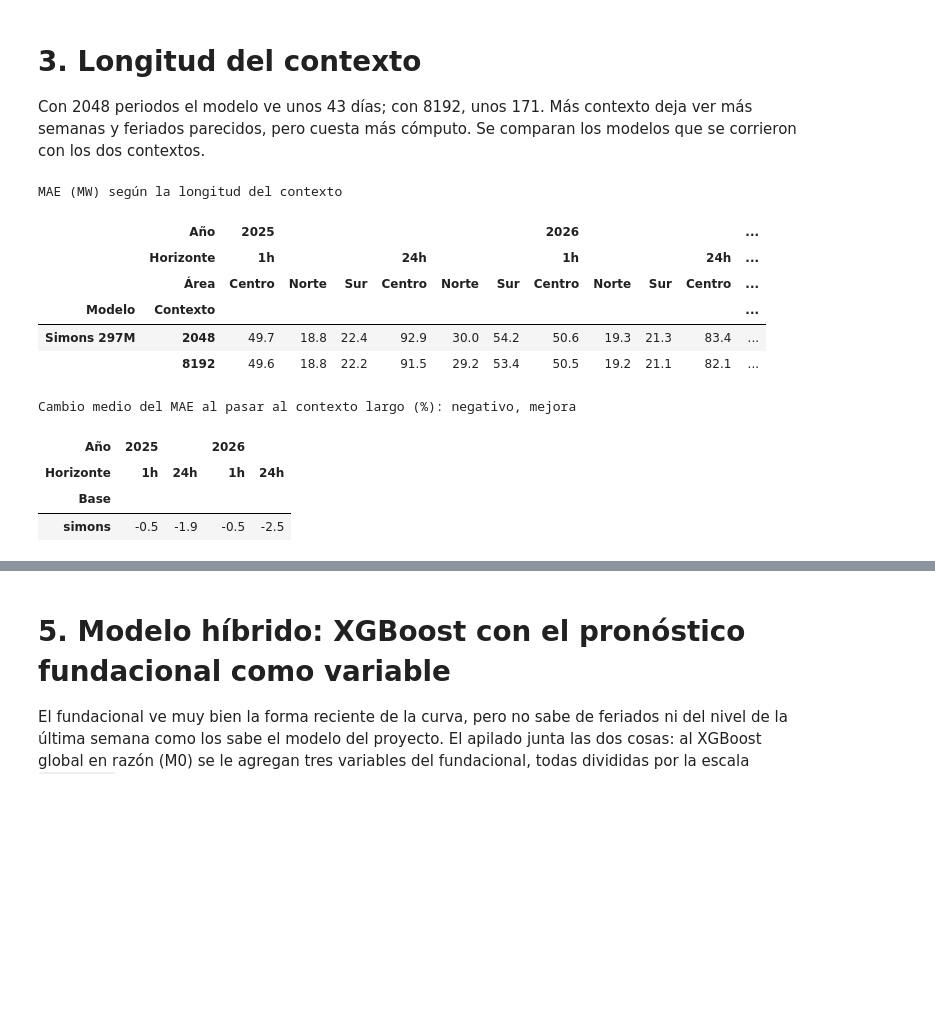
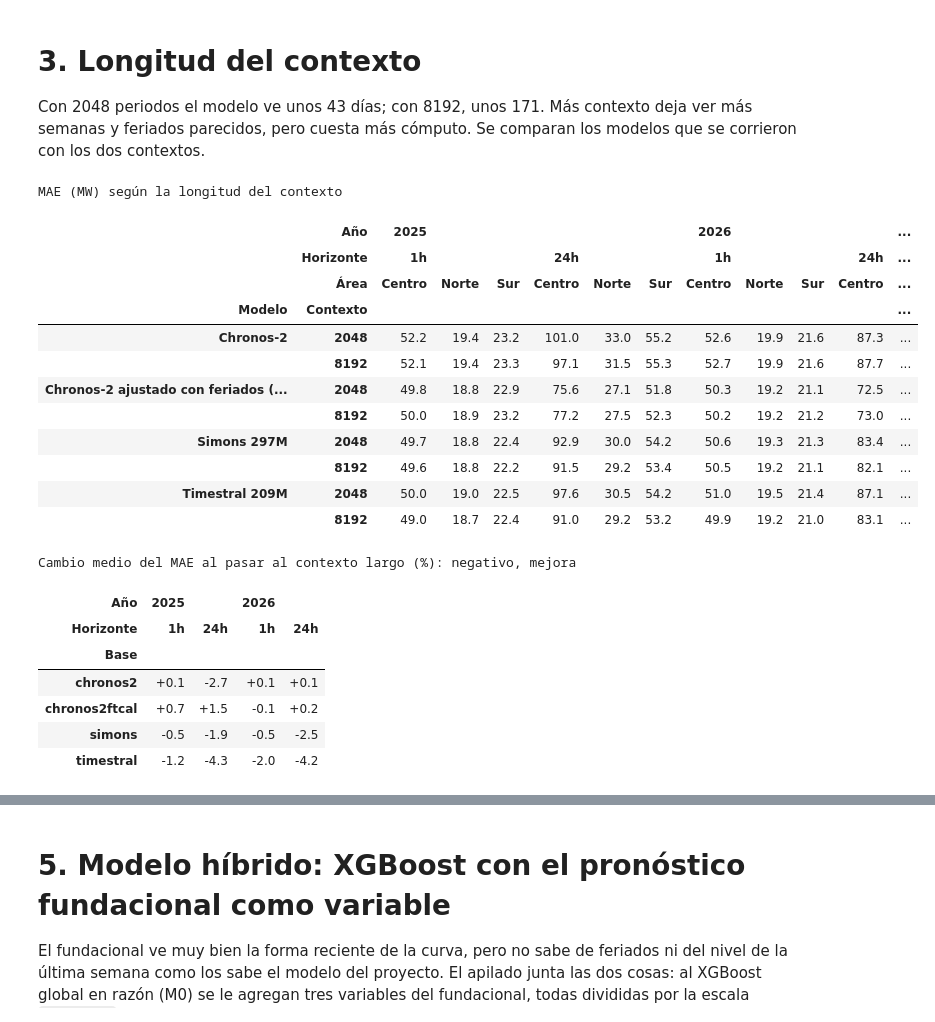
Before and after one commit to R0SEWT/tetouan-power-forecast, a Jupyter notebook: notebooks/04_sein_modelos_fundacionales.ipynb, the cells around one changed output, grey strips where cells are left out. Drawn from its saved outputs; the diff is of its cells as text; code cells hidden in the pictures; blank space fills up the shorter version.

```diff
--- a/notebooks/04_sein_modelos_fundacionales.ipynb
+++ b/notebooks/04_sein_modelos_fundacionales.ipynb
@@ -99,6 +100,9 @@ CATALOGO = {
     "chronos2ft_b": ("Chronos-2 ajustado (tasa 1e-5, 5000 pasos)", "ajuste fino", "Apache-2.0"),
     "chronos2ft_c": ("Chronos-2 ajustado (tasa 1e-6, 4000 pasos)", "ajuste fino", "Apache-2.0"),
     "chronos2ftcal": ("Chronos-2 ajustado con feriados (tasa 1e-6, 3000 pasos)", "ajuste fino", "Apache-2.0"),
+    "chronos2ftcal2": ("Chronos-2 ajustado con calendario ampliado (tasa 1e-6, 3000 pasos)", "ajuste fino", "Apache-2.0"),
+    "chronos2ftcal_s2": ("Chronos-2 ajustado con feriados, semilla 2", "robustez", "Apache-2.0"),
+    "chronos2ftcal_s3": ("Chronos-2 ajustado con feriados, semilla 3", "robustez", "Apache-2.0"),
     "xgb_base_todo": ("XGBoost global (todas las filas)", "apilado", "—"),
     "xgb_base": ("XGBoost global", "apilado", "—"),
     "xgb_chronos2": ("XGBoost + Chronos-2", "apilado", "Apache-2.0"),
@@ -263,35 +267,44 @@ MAE (MW) de los modelos zero-shot, contexto de 2048 periodos
 Con 2048 periodos el modelo ve unos 43 días; con 8192, unos 171. Más contexto deja ver más semanas y feriados
 parecidos, pero cuesta más cómputo. Se comparan los modelos que se corrieron con los dos contextos.
 # %%
-zs = comparacion[comparacion["Tipo"] == "zero-shot"].copy()
+zs = comparacion[comparacion["Tipo"].isin(["zero-shot", "ajuste fino"])].copy()
 zs["Base"] = zs["Archivo"].map(lambda n: separar_nombre(n)[0])
 zs["Contexto"] = zs["Archivo"].map(lambda n: separar_nombre(n)[1])
 con_varios = zs.groupby("Base")["Contexto"].nunique()
 con_varios = list(con_varios[con_varios > 1].index)
 if con_varios:
     d = zs[zs["Base"].isin(con_varios)]
     t_contexto = d.assign(Modelo=d["Base"].map(lambda b: CATALOGO.get(b, (b,))[0])).pivot_table(
         index=["Modelo", "Contexto"], columns=["Año", "Horizonte", "Área"], values="MAE (MW)")
     display(t_contexto.style.format("{:.1f}").set_caption("MAE (MW) según la longitud del contexto"))
     cambio = d.pivot_table(index=["Base", "Año", "Horizonte", "Área"], columns="Contexto", values="MAE (MW)")
     cambio["Cambio (%)"] = 100 * (cambio[cambio.columns.max()] / cambio[CONTEXTO_BASE] - 1)
     display(cambio["Cambio (%)"].groupby(["Base", "Año", "Horizonte"]).mean().unstack([1, 2]).round(1)
             .style.format("{:+.1f}").set_caption("Cambio medio del MAE al pasar al contexto largo (%): negativo, mejora"))
 else:
     print("Todavía no hay modelos corridos con más de un contexto.")
 # %% [output]
 MAE (MW) según la longitud del contexto
 |  | Año | 2025 |  |  |  |  |  | 2026 |  |  |  | ... |
 |  | Horizonte | 1h |  |  | 24h |  |  | 1h |  |  | 24h | ... |
 |  | Área | Centro | Norte | Sur | Centro | Norte | Sur | Centro | Norte | Sur | Centro | ... |
 | Modelo | Contexto |  |  |  |  |  |  |  |  |  |  | ... |
+| Chronos-2 | 2048 | 52.2 | 19.4 | 23.2 | 101.0 | 33.0 | 55.2 | 52.6 | 19.9 | 21.6 | 87.3 | ... |
+|  | 8192 | 52.1 | 19.4 | 23.3 | 97.1 | 31.5 | 55.3 | 52.7 | 19.9 | 21.6 | 87.7 | ... |
+| Chronos-2 ajustado con feriados (... | 2048 | 49.8 | 18.8 | 22.9 | 75.6 | 27.1 | 51.8 | 50.3 | 19.2 | 21.1 | 72.5 | ... |
+|  | 8192 | 50.0 | 18.9 | 23.2 | 77.2 | 27.5 | 52.3 | 50.2 | 19.2 | 21.2 | 73.0 | ... |
 | Simons 297M | 2048 | 49.7 | 18.8 | 22.4 | 92.9 | 30.0 | 54.2 | 50.6 | 19.3 | 21.3 | 83.4 | ... |
 |  | 8192 | 49.6 | 18.8 | 22.2 | 91.5 | 29.2 | 53.4 | 50.5 | 19.2 | 21.1 | 82.1 | ... |
+| Timestral 209M | 2048 | 50.0 | 19.0 | 22.5 | 97.6 | 30.5 | 54.2 | 51.0 | 19.5 | 21.4 | 87.1 | ... |
+|  | 8192 | 49.0 | 18.7 | 22.4 | 91.0 | 29.2 | 53.2 | 49.9 | 19.2 | 21.0 | 83.1 | ... |
 Cambio medio del MAE al pasar al contexto largo (%): negativo, mejora
 | Año | 2025 |  | 2026 |  |
 | Horizonte | 1h | 24h | 1h | 24h |
 | Base |  |  |  |  |
+| chronos2 | +0.1 | -2.7 | +0.1 | +0.1 |
+| chronos2ftcal | +0.7 | +1.5 | -0.1 | +0.2 |
 | simons | -0.5 | -1.9 | -0.5 | -2.5 |
+| timestral | -1.2 | -4.3 | -2.0 | -4.2 |
 # %% [markdown]
 # 4. Chronos-2: covariables, calendario y ajuste fino
 
```
Also changed, not shown: parts of 13 cells of this notebook, 3 other files.
